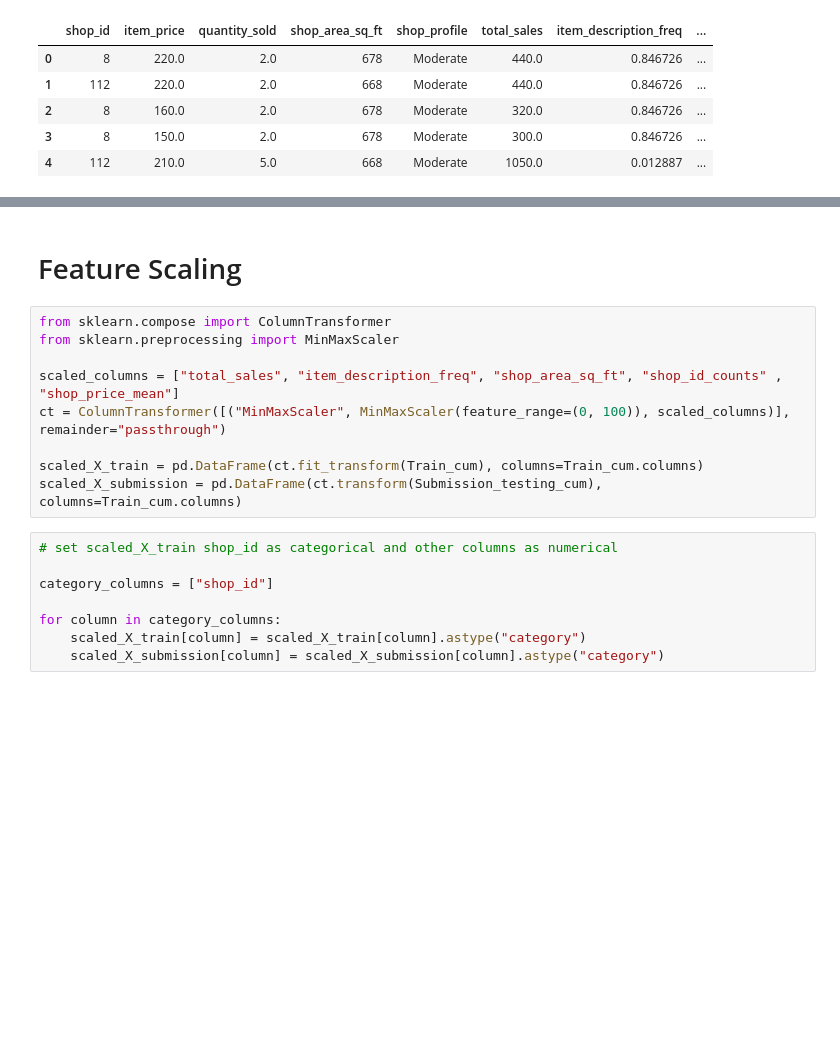
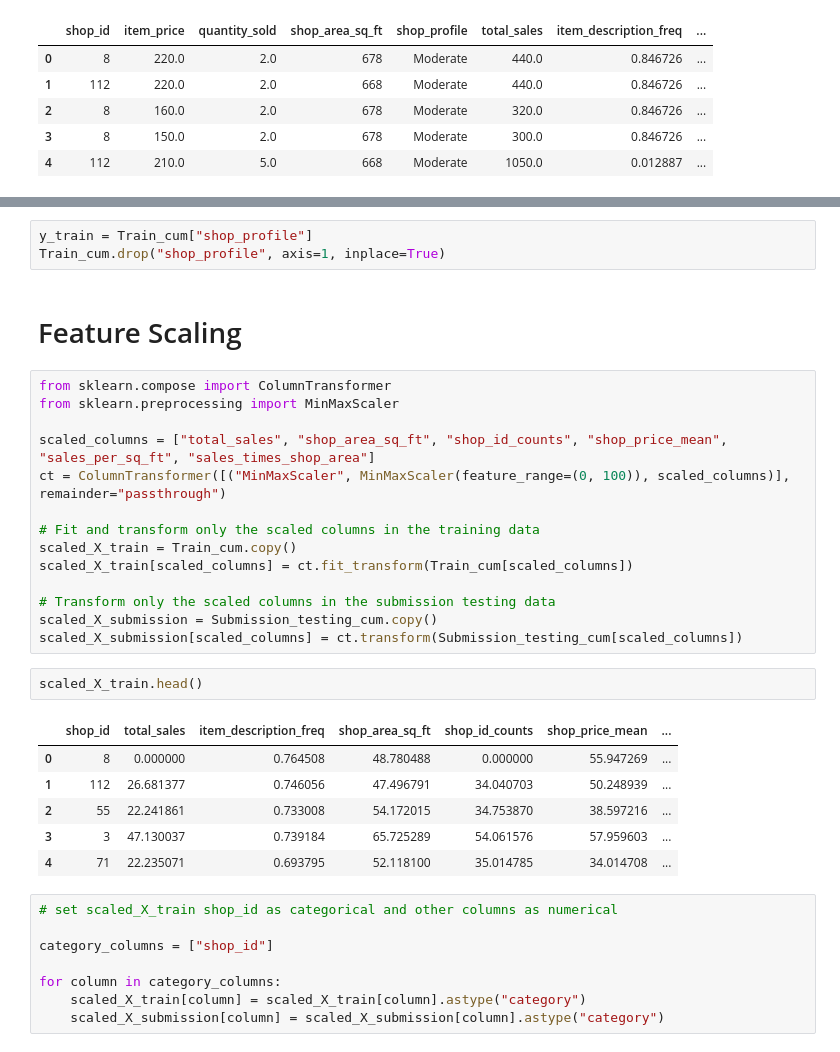
Before and after one commit to AnoshanJ/Datastorm4.0, a Jupyter notebook: Day 4/NewSolution.ipynb, the cells around one changed output, grey strips where cells are left out. Saved outputs shown, nothing was run; the diff lists cells and outputs as text; blank space fills up the shorter version.

```diff
--- a/Day 4/NewSolution.ipynb
+++ b/Day 4/NewSolution.ipynb
@@ -312,14 +320,31 @@ Submission_testing_cum.describe()
+# %%
+y_train = Train_cum["shop_profile"]
+Train_cum.drop("shop_profile", axis=1, inplace=True)
 # %% [markdown]
 # Feature Scaling
 # %%
 from sklearn.compose import ColumnTransformer
 from sklearn.preprocessing import MinMaxScaler
 
-scaled_columns = ["total_sales", "item_description_freq", "shop_area_sq_ft", "shop_id_counts" , "shop_price_mean"]
+scaled_columns = ["total_sales", "shop_area_sq_ft", "shop_id_counts", "shop_price_mean", "sales_per_sq_ft", "sales_times_shop_area"]
 ct = ColumnTransformer([("MinMaxScaler", MinMaxScaler(feature_range=(0, 100)), scaled_columns)], remainder="passthrough")
 
-scaled_X_train = pd.DataFrame(ct.fit_transform(Train_cum), columns=Train_cum.columns)
-scaled_X_submission = pd.DataFrame(ct.transform(Submission_testing_cum), columns=Train_cum.columns)
+# Fit and transform only the scaled columns in the training data
+scaled_X_train = Train_cum.copy()
+scaled_X_train[scaled_columns] = ct.fit_transform(Train_cum[scaled_columns])
+
+# Transform only the scaled columns in the submission testing data
+scaled_X_submission = Submission_testing_cum.copy()
+scaled_X_submission[scaled_columns] = ct.transform(Submission_testing_cum[scaled_columns])
+# %%
+scaled_X_train.head()
+# %% [output]
+|  | shop_id | total_sales | item_description_freq | shop_area_sq_ft | shop_id_counts | shop_price_mean | ... |
+| 0 | 8 | 0.000000 | 0.764508 | 48.780488 | 0.000000 | 55.947269 | ... |
+| 1 | 112 | 26.681377 | 0.746056 | 47.496791 | 34.040703 | 50.248939 | ... |
+| 2 | 55 | 22.241861 | 0.733008 | 54.172015 | 34.753870 | 38.597216 | ... |
+| 3 | 3 | 47.130037 | 0.739184 | 65.725289 | 54.061576 | 57.959603 | ... |
+| 4 | 71 | 22.235071 | 0.693795 | 52.118100 | 35.014785 | 34.014708 | ... |
 # %%
 # set scaled_X_train shop_id as categorical and other columns as numerical
 
```
Also changed, not shown: parts of 42 cells of this notebook.
